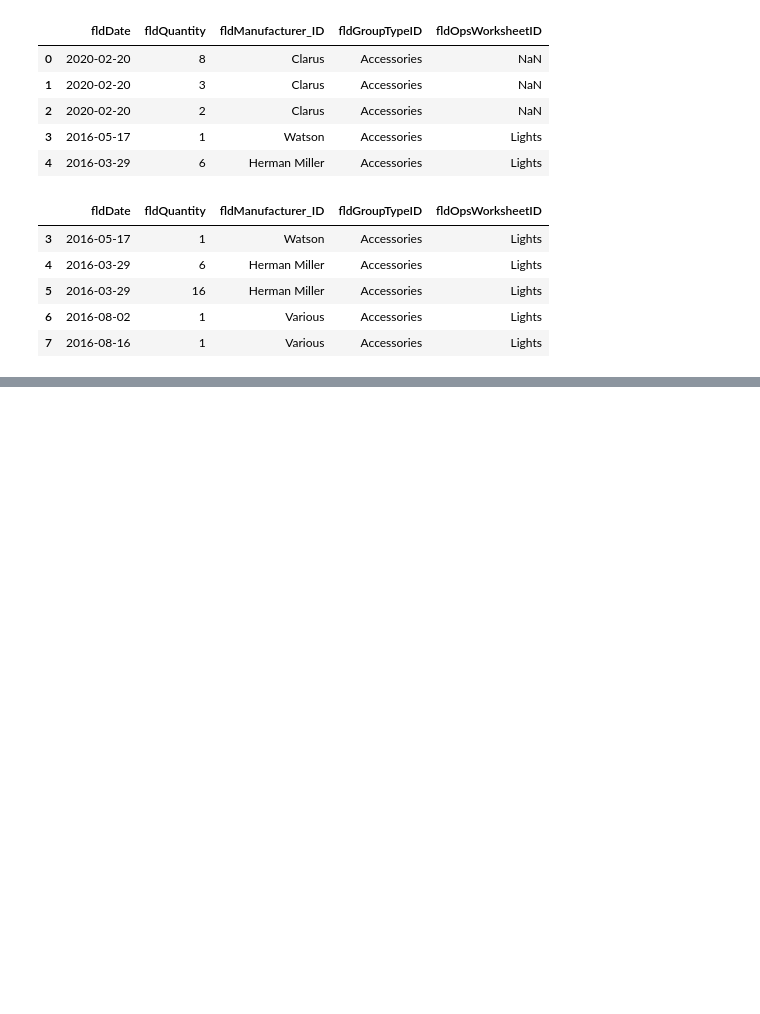
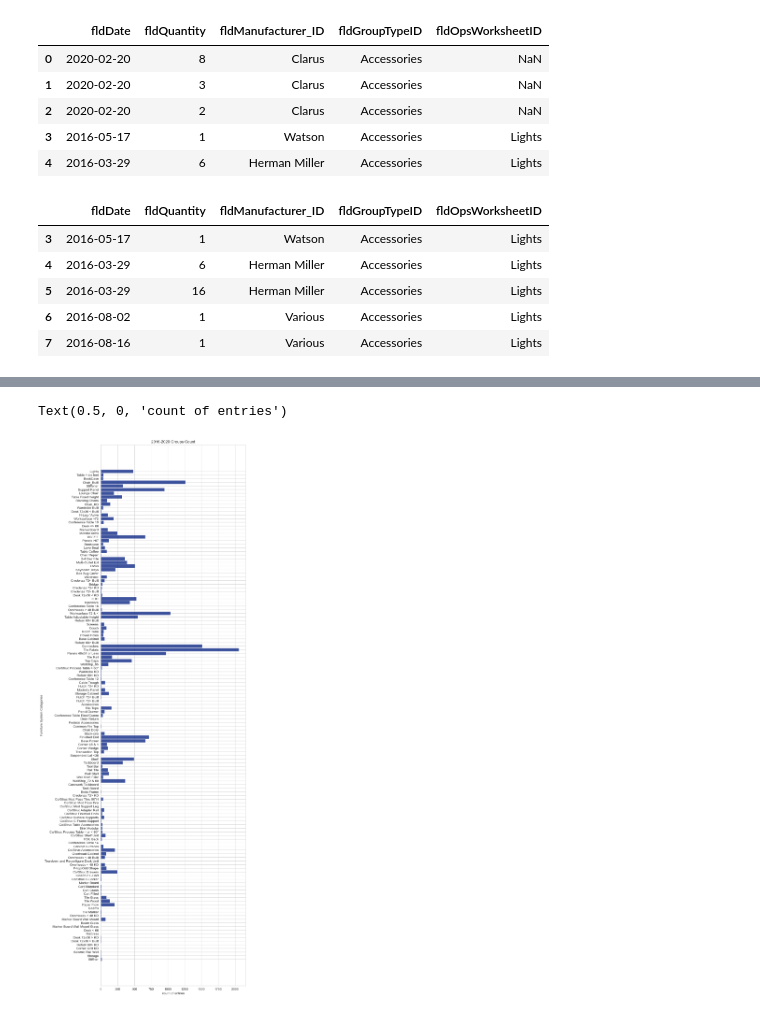
Before and after one commit to Alum-Truetime/OHMS_Data_Analysis, a Jupyter notebook: OHMS_Python/Capstone_Data_Analysis.ipynb, the cells around one changed output, grey strips where cells are left out. Drawn from its saved outputs; the diff is of its cells as text; code cells hidden in the pictures; blank space fills up the shorter version.

```diff
--- a/OHMS_Python/Capstone_Data_Analysis.ipynb
+++ b/OHMS_Python/Capstone_Data_Analysis.ipynb
@@ -57,0 +71,12 @@ memory usage: 896.7+ KB
+# %%
+StartDate = '2016-01-01'
+EndDate = '2021-01-01'
+df2 = df1.loc[(df1['fldDate'] >= StartDate) & (df1['fldDate'] < EndDate)]
+plt.figure(figsize = (8,30))
+sns.histplot(y='fldOpsWorksheetID', data=df2)
+plt.title('2016-2020 Groups Count')
+plt.ylabel('Furniture System Catagories')
+plt.xlabel('count of entries')
+# %% [output]
+Text(0.5, 0, 'count of entries')
+[figure, added]
```
Also changed, not shown: parts of 7 cells of this notebook, 5 other files.
